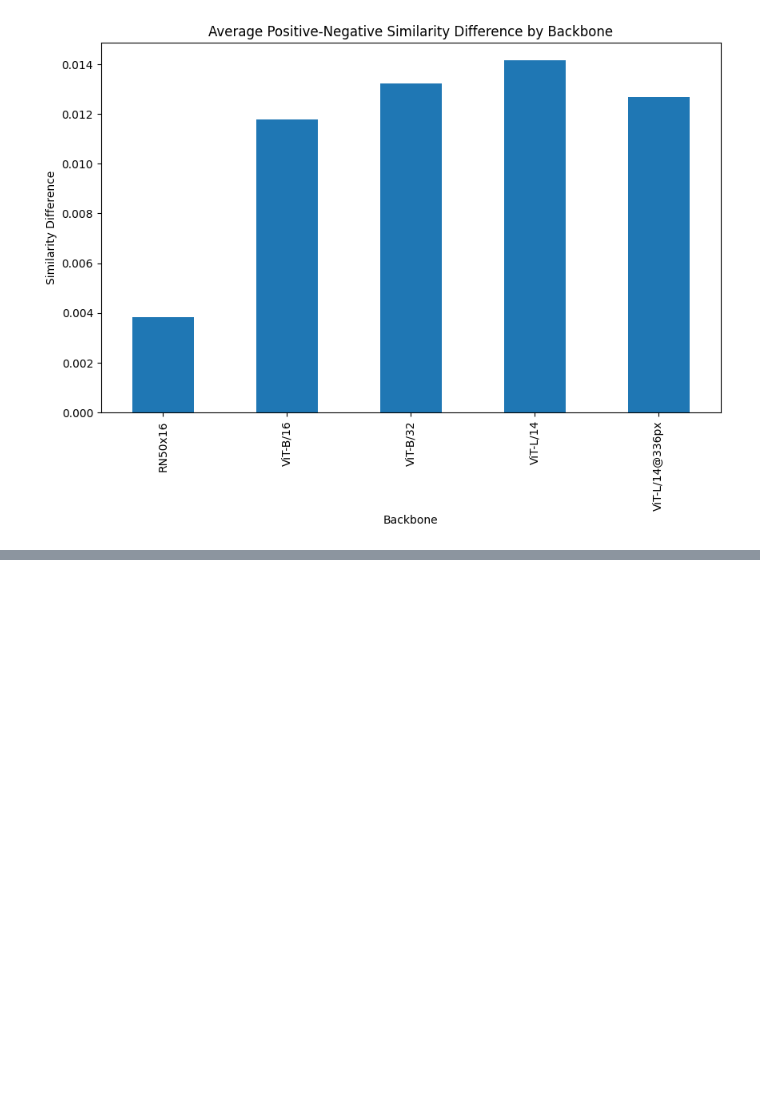
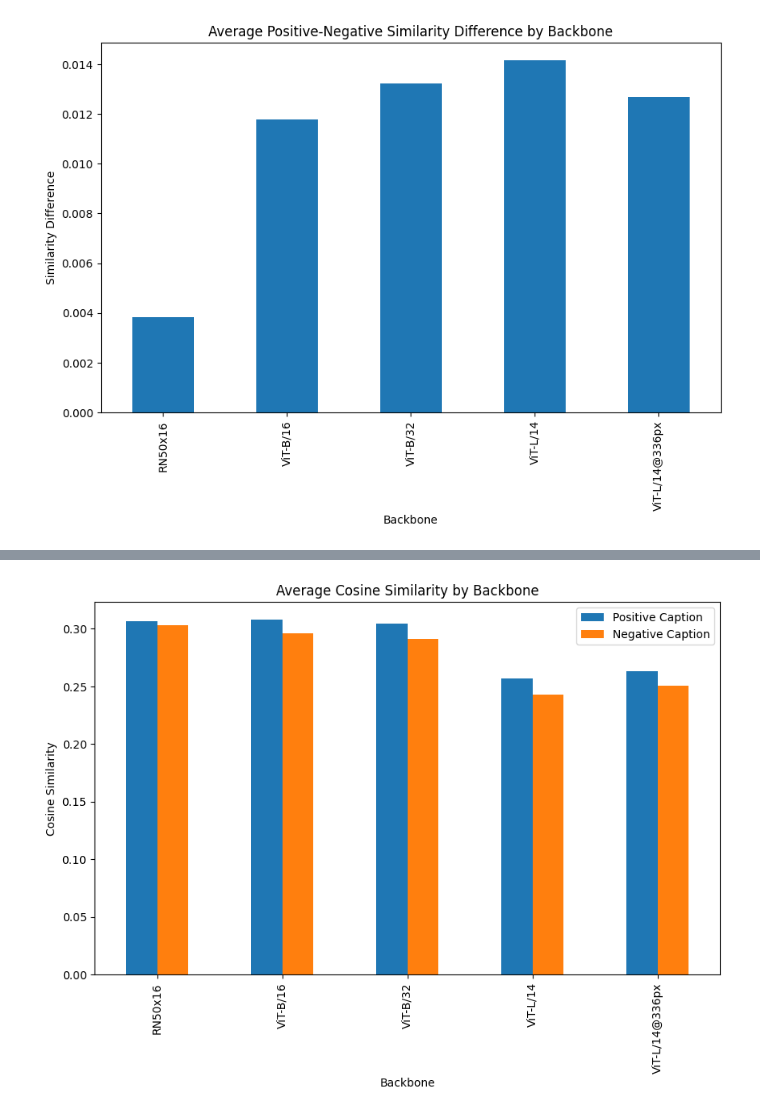
Before and after one commit to rla-suedeng/20242R0136COSE47402, a Jupyter notebook: FinalProject/Final_Project.ipynb, the cells around one changed output, grey strips where cells are left out. Drawn from its saved outputs; the diff is of its cells as text; code cells hidden in the pictures; blank space fills up the shorter version.

```diff
--- a/FinalProject/Final_Project.ipynb
+++ b/FinalProject/Final_Project.ipynb
@@ -612,0 +939,21 @@ Name: similarity_diff, dtype: float64
+# %%
+import pandas as pd
+import matplotlib.pyplot as plt
+import glob
+
+# 결과 파일 경로
+result_files = glob.glob("clip_cosine_similarity_results_*.json")
+
+# 모든 백본 결과 로드
+dataframes = []
+for file in result_files:
+    backbone = file.split("clip_cosine_similarity_results_")[1].split(".json")[0].replace("_", "/")
+    df = pd.read_json(file)
+    df['backbone'] = backbone  # 백본 정보 추가
+    dataframes.append(df)
+
+# 하나의 데이터프레임으로 결합
+results = pd.concat(dataframes, ignore_index=True)
+
+# 데이터 확인
+print(results.head())
@@ -612,0 +967,9 @@ Name: similarity_diff, dtype: float64
+# %%
+# 평균 및 분산 계산
+summary = results.groupby('backbone').agg(
+    positive_mean=('positive_similarity', 'mean'),
+    negative_mean=('negative_similarity', 'mean'),
+    positive_std=('positive_similarity', 'std'),
+    negative_std=('negative_similarity', 'std')
+)
+print(summary)
@@ -612,0 +984,10 @@ Name: similarity_diff, dtype: float64
+# %%
+# 백본별 평균 유사도 비교
+summary[['positive_mean', 'negative_mean']].plot(kind='bar', figsize=(10, 6))
+plt.title("Average Cosine Similarity by Backbone")
+plt.ylabel("Cosine Similarity")
+plt.xlabel("Backbone")
+plt.legend(["Positive Caption", "Negative Caption"])
+plt.show()
+# %% [output]
+[figure, added]
```
Also changed, not shown: parts of 20 cells of this notebook.
